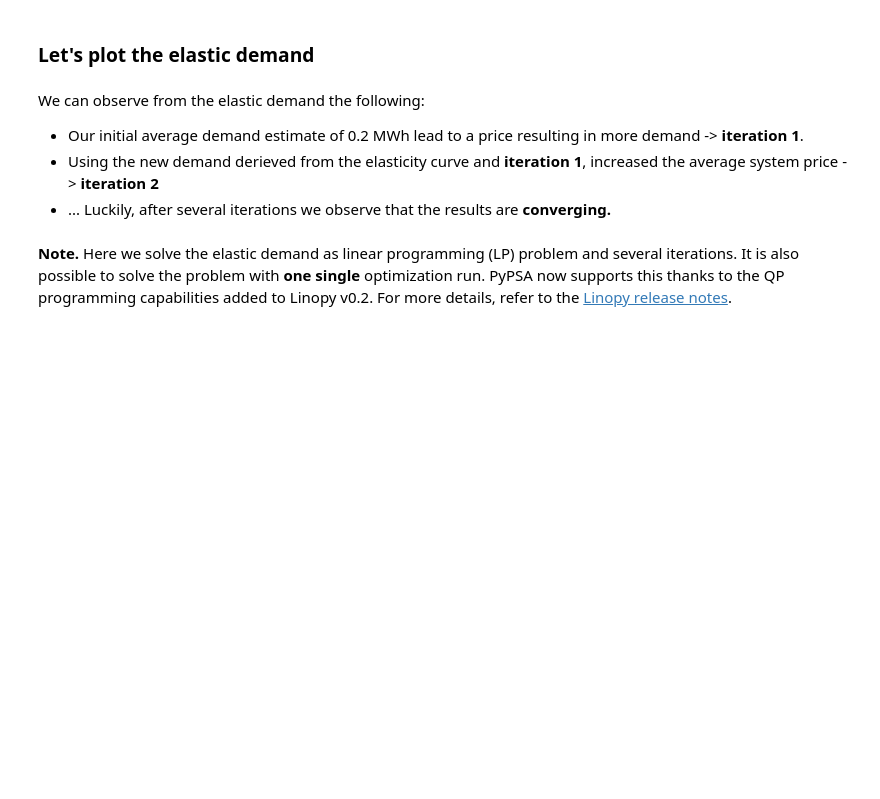
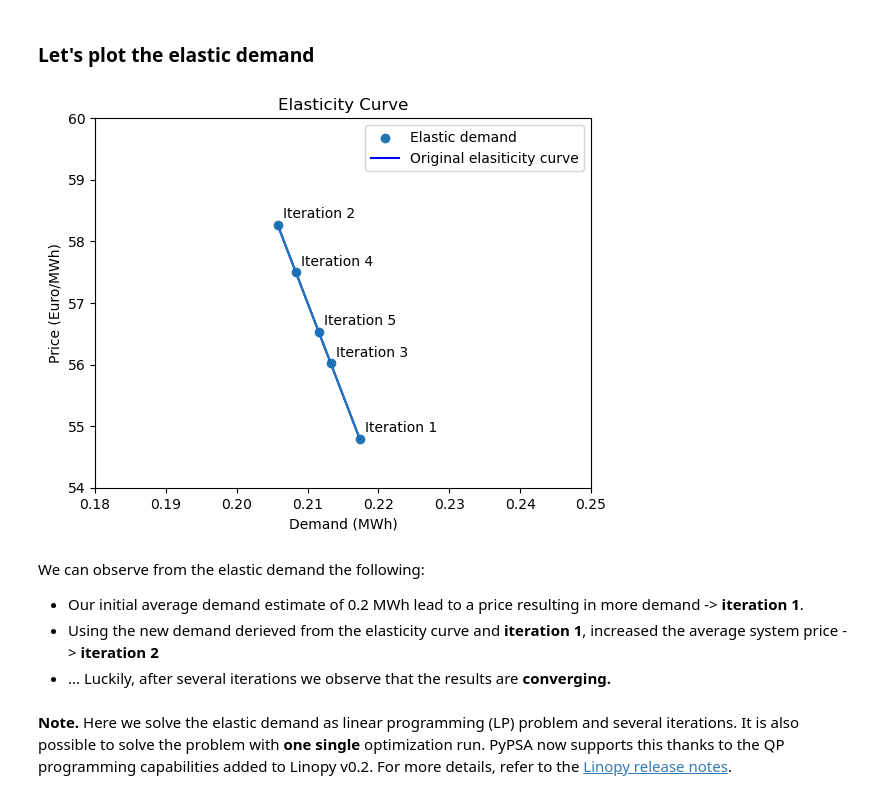
Before and after one commit to PyPSA/PyPSA, a Jupyter notebook: examples/notebooks/load-modelling.ipynb, the cells around one changed output. Drawn from its saved outputs; the diff is of its cells as text; code cells hidden in the pictures; blank space fills up the shorter version.

```diff
--- a/examples/notebooks/load-modelling.ipynb
+++ b/examples/notebooks/load-modelling.ipynb
@@ -227,34 +328,37 @@ updated_average_loads = average_loads[
 updated_prices = prices[:-1]  # last price value wasn't used
 
 # Scatter plot of the points
 plt.scatter(updated_average_loads, updated_prices, label="Elastic demand")
+
 
 # Add numbers to each point
 for i, (x, y) in enumerate(zip(updated_average_loads, updated_prices)):
     plt.annotate(
         "Iteration " + str(i + 1),
         (x, y),
         textcoords="offset points",
         xytext=(30, 5),
         ha="center",
     )
 
 # Fit a linear curve to the data
 slope, intercept = np.polyfit(updated_average_loads, updated_prices, 1)
 
 # Linear curve
 x = np.linspace(min(updated_average_loads), max(updated_average_loads), 100)
 y = slope * x + intercept
-plt.plot(x, y, label=f"Linear curve", color="blue")
+plt.plot(x, y, label=f"Original elasiticity curve", color="blue")
 
 plt.xlabel("Demand (MWh)")
 plt.ylabel("Price (Euro/MWh)")
 plt.title("Elasticity Curve")
 plt.legend(loc="upper right")
 plt.xlim([0.18, 0.25])
 plt.ylim([54, 60])
 plt.plot(x, y)
 plt.show()
+# %% [output]
+[figure, added]
 # %% [markdown]
 We can observe from the elastic demand the following:
 - Our initial average demand estimate of 0.2 MWh lead to a price resulting in more demand -> **iteration 1**.
```
Also changed, not shown: parts of 13 cells of this notebook.
